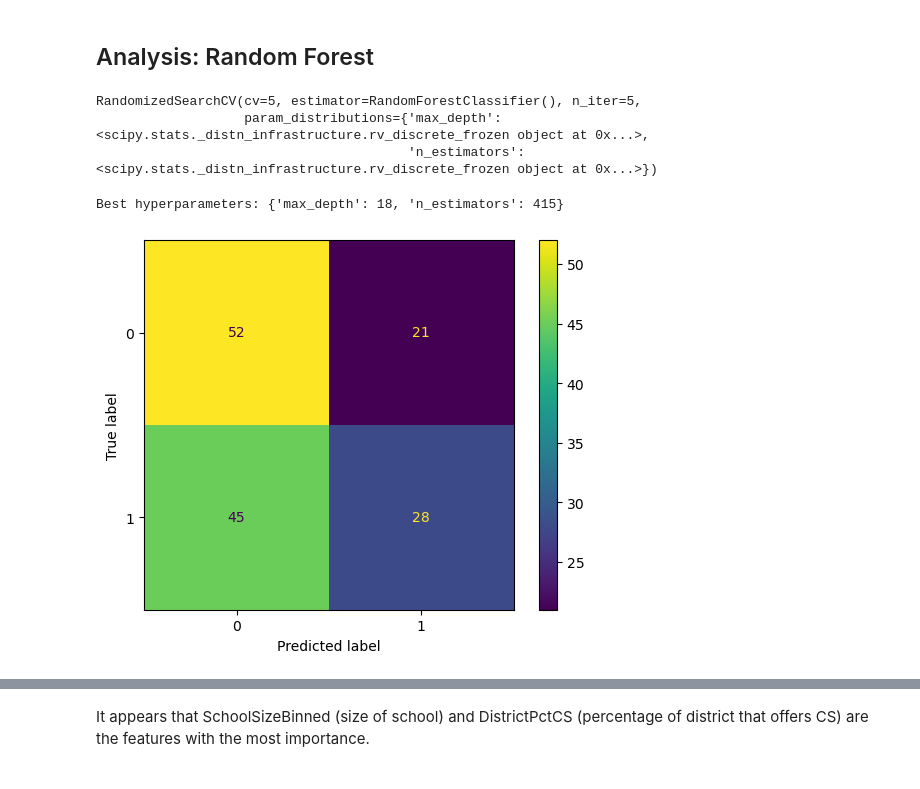
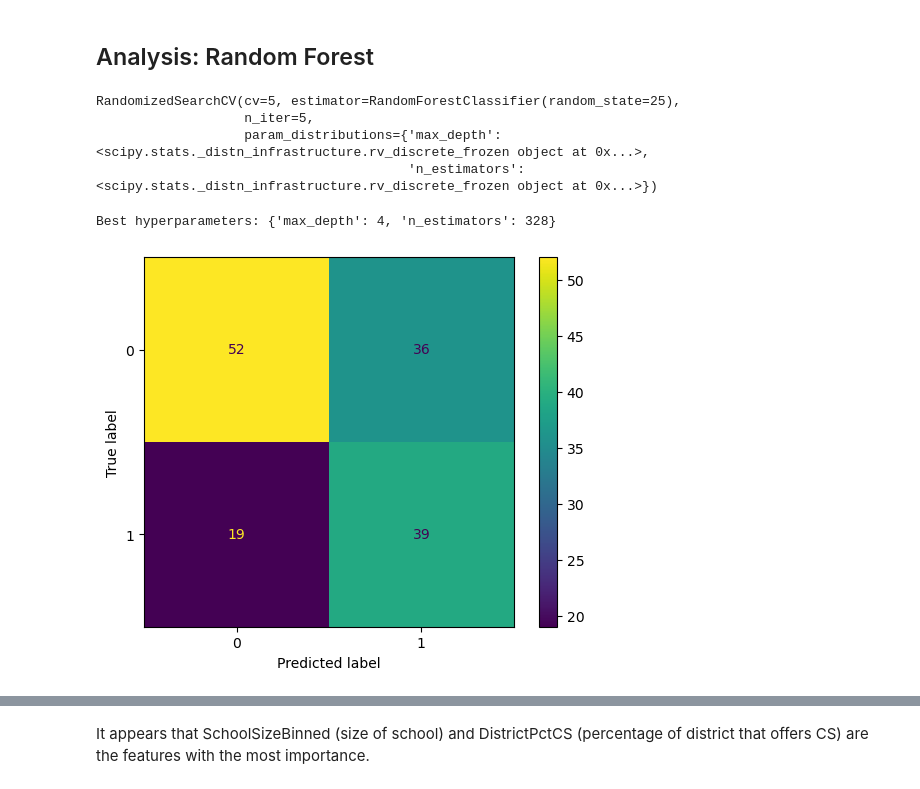
Before and after one commit to brinkbrink/WA_CS_v2, a Jupyter notebook: SchoolAnalysis.ipynb, the cells around one changed output, grey strips where cells are left out. Saved outputs shown, nothing was run; the diff lists cells and outputs as text; code cells hidden in the pictures.

```diff
--- a/SchoolAnalysis.ipynb
+++ b/SchoolAnalysis.ipynb
@@ -404,44 +399,45 @@ X_scaled = sc.fit_transform(X)
 # %% [markdown]
 ## Analysis: Random Forest
 # %%
-X = df_for_tree.drop(['CS_Offered'], axis = 1)
-y = df_for_tree['CS_Offered']
-X_train, X_test, y_train, y_test = train_test_split(X, y, test_size=0.2)
+X_tree1 = df_for_tree.drop(['CS_Offered'], axis = 1)
+y_tree1 = df_for_tree['CS_Offered']
+X_train_tree1, X_test_tree1, y_train_tree1, y_test_tree1 = train_test_split(X_tree1, y_tree1, test_size=0.2)
 # %%
-param_dist = {'n_estimators': randint(50,500),
+param_dist_tree1 = {'n_estimators': randint(50,500),
               'max_depth': randint(1,20)}
 
 # Create a random forest classifier
-rf = RandomForestClassifier()
+rf_tree1 = RandomForestClassifier(random_state=25)
 
 # Use random search to find the best hyperparameters
-rand_search = RandomizedSearchCV(rf,
-                                 param_distributions = param_dist,
+rand_search_tree1 = RandomizedSearchCV(rf_tree1,
+                                 param_distributions = param_dist_tree1,
                                  n_iter=5,
                                  cv=5)
 
 # Fit the random search object to the data
-rand_search.fit(X_train, y_train)
+rand_search_tree1.fit(X_train_tree1, y_train_tree1)
 # %% [output]
-RandomizedSearchCV(cv=5, estimator=RandomForestClassifier(), n_iter=5,
+RandomizedSearchCV(cv=5, estimator=RandomForestClassifier(random_state=25),
+                   n_iter=5,
                    param_distributions={'max_depth': <scipy.stats._distn_infrastructure.rv_discrete_frozen object at 0x...>,
                                         'n_estimators': <scipy.stats._distn_infrastructure.rv_discrete_frozen object at 0x...>})
 # %%
 # Create a variable for the best model
-best_rf = rand_search.best_estimator_
+best_rf_tree1 = rand_search_tree1.best_estimator_
 
 # Print the best hyperparameters
-print('Best hyperparameters:',  rand_search.best_params_)
+print('Best hyperparameters:',  rand_search_tree1.best_params_)
 # %% [output]
-Best hyperparameters: {'max_depth': 18, 'n_estimators': 415}
+Best hyperparameters: {'max_depth': 4, 'n_estimators': 328}
 # %%
 # Generate predictions with the best model
-y_pred = best_rf.predict(X_test)
+y_pred_tree1 = best_rf_tree1.predict(X_test_tree1)
 
 # Create the confusion matrix
-cm = confusion_matrix(y_test, y_pred)
+cm_tree1 = confusion_matrix(y_test_tree1, y_pred_tree1)
 
-ConfusionMatrixDisplay(confusion_matrix=cm).plot();
+ConfusionMatrixDisplay(confusion_matrix=cm_tree1).plot();
 # %% [output]
-[figure, old version]
+[figure, new version]
 # %%
```
Also changed, not shown: parts of 26 cells of this notebook.
